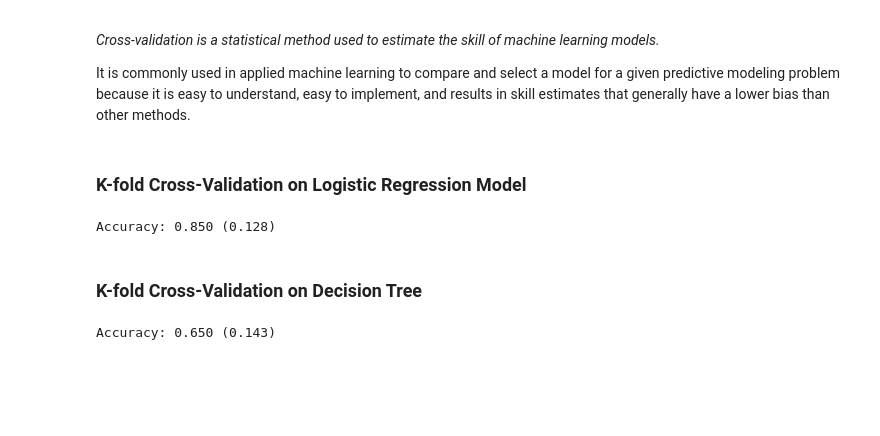
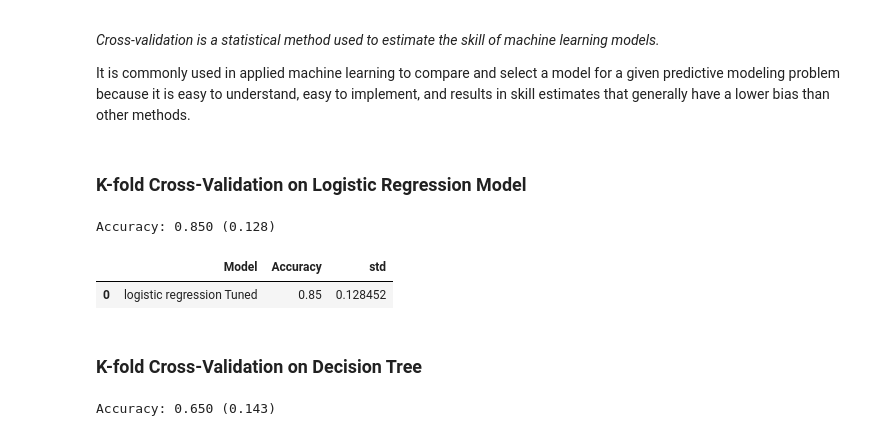
Before and after one commit to 0xgun/Credit-Eligibility, a Jupyter notebook: Phase_2/Phase 2.ipynb, the cells around one changed output. Drawn from its saved outputs; the diff is of its cells as text; code cells hidden in the pictures; blank space fills up the shorter version.

```diff
--- a/Phase_2/Phase 2.ipynb
+++ b/Phase_2/Phase 2.ipynb
@@ -763,5 +817,10 @@ Accuracy: 0.850 (0.128)
 # %%
 form.append(['logistic regression Tuned'.format(lr_scores),mean(lr_scores)])
+# results1 = results1.append(k_results, ignore_index = True)
+k_results
+# %% [output]
+|  | Model | Accuracy | std |
+| 0 | logistic regression Tuned | 0.85 | 0.128452 |
 # %% [markdown]
 ### K-fold Cross-Validation  on Decision Tree
 # %%
```
Also changed, not shown: parts of 27 cells of this notebook, 1 other file.
